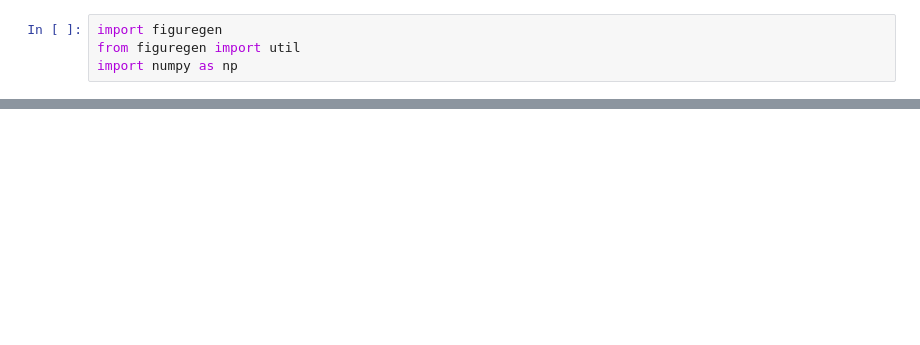
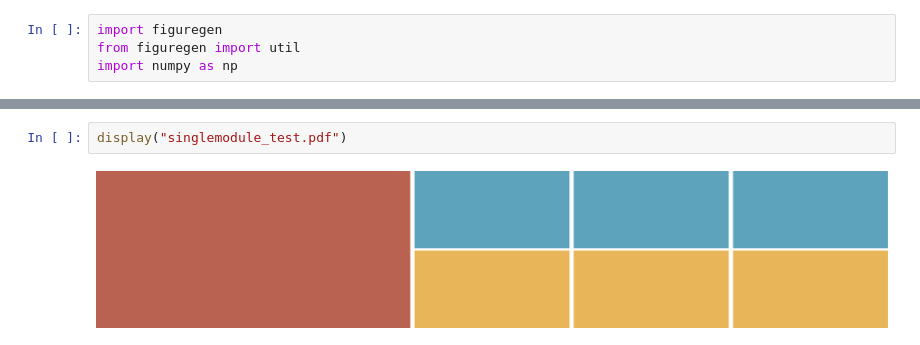
Before and after one commit to Mira-13/figure-gen, a Jupyter notebook: Tutorial.ipynb, the cells around one changed output, grey strips where cells are left out. Drawn from its saved outputs; the diff is of its cells as text; blank space fills up the shorter version.

```diff
--- a/Tutorial.ipynb
+++ b/Tutorial.ipynb
@@ -228,0 +103,4 @@ Image(filename=pngname)
+# %%
+display("singlemodule_test.pdf")
+# %% [output]
+[figure, added]
```
Also changed, not shown: parts of 59 cells of this notebook, 1 other file.
